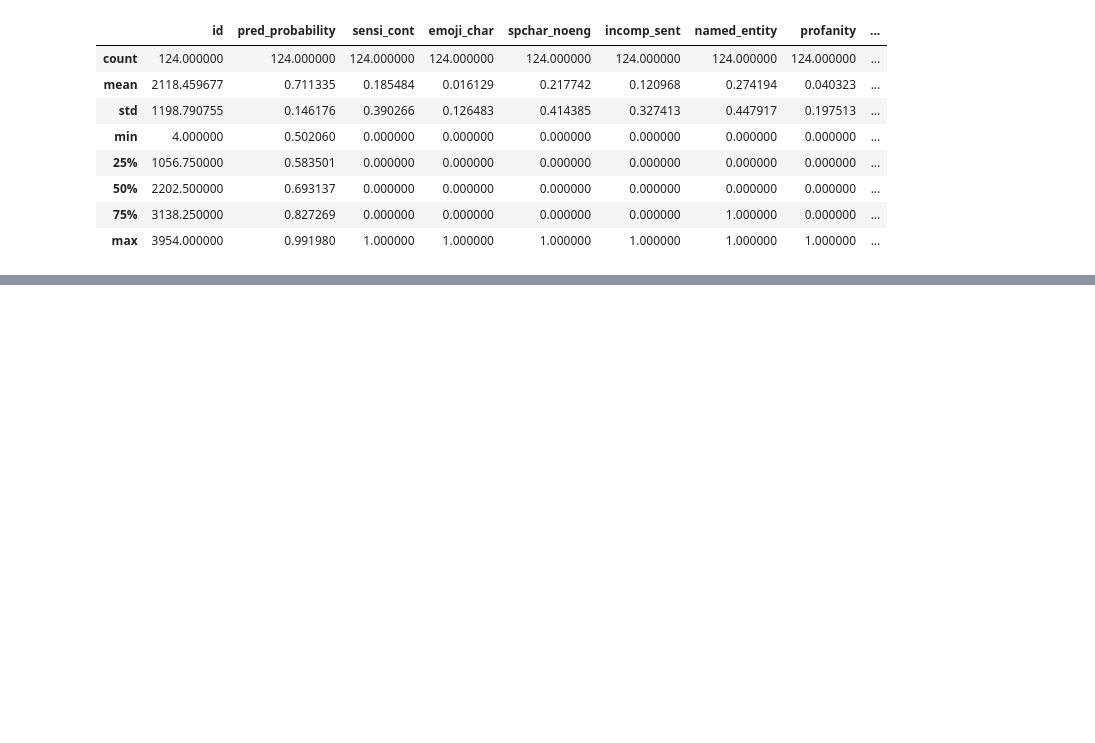
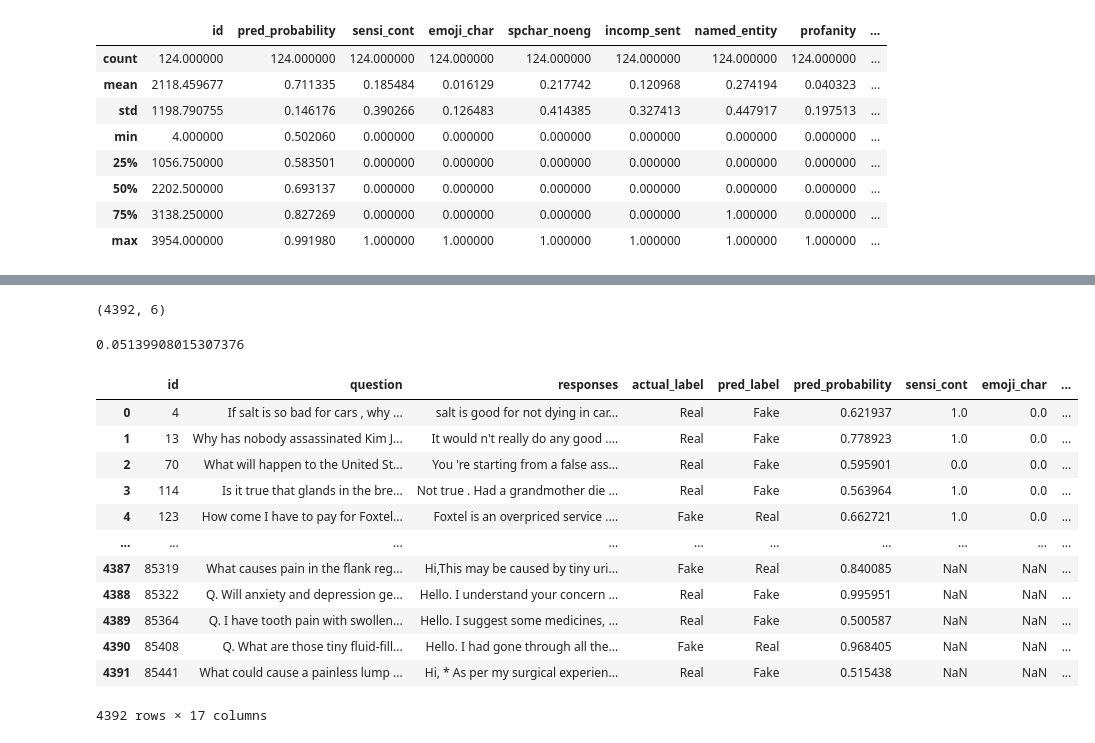
Before and after one commit to liuange/nlp23-detecting-ai, a Jupyter notebook: qual_analysis.ipynb, the cells around one changed output, grey strips where cells are left out. Drawn from its saved outputs; the diff is of its cells as text; code cells hidden in the pictures; blank space fills up the shorter version.

Commit message:
add sample_misclassified

```diff
--- a/qual_analysis.ipynb
+++ b/qual_analysis.ipynb
@@ -502,0 +505,3 @@ type2.describe()
+# %%
+full_missclassified = pd.read_csv("../full_misclassified.csv")
+full_missclassified
@@ -502,0 +522,28 @@ type2.describe()
+# %%
+full_mis = full_missclassified.loc[full_missclassified['actual_label']!=full_missclassified['pred_label']]
+full_mis.shape
+# %% [output]
+(4392, 6)
+# %%
+4392/85449
+# %% [output]
+0.05139908015307376
+# %%
+full = pd.merge(full_mis,anno,on=['question','responses','pred_label','actual_label'],how='outer')
+full.drop(columns = ['pred_probability_y',"id",'short_text'],inplace=True)
+full.rename({"pred_probability_x":"pred_probability",'Unnamed: 0':"id"}, axis = 1, inplace=True)
+full
+# %% [output]
+|  | id | question | responses | actual_label | pred_label | pred_probability | sensi_cont | emoji_char | ... |
+| 0 | 4 | If salt is so bad for cars , why ... | salt is good for not dying in car... | Real | Fake | 0.621937 | 1.0 | 0.0 | ... |
+| 1 | 13 | Why has nobody assassinated Kim J... | It would n't really do any good .... | Real | Fake | 0.778923 | 1.0 | 0.0 | ... |
+| 2 | 70 | What will happen to the United St... | You 're starting from a false ass... | Real | Fake | 0.595901 | 0.0 | 0.0 | ... |
+| 3 | 114 | Is it true that glands in the bre... | Not true . Had a grandmother die ... | Real | Fake | 0.563964 | 1.0 | 0.0 | ... |
+| 4 | 123 | How come I have to pay for Foxtel... | Foxtel is an overpriced service .... | Fake | Real | 0.662721 | 1.0 | 0.0 | ... |
+| ... | ... | ... | ... | ... | ... | ... | ... | ... | ... |
+| 4387 | 85319 | What causes pain in the flank reg... | Hi,This may be caused by tiny uri... | Fake | Real | 0.840085 | NaN | NaN | ... |
+| 4388 | 85322 | Q. Will anxiety and depression ge... | Hello. I understand your concern ... | Real | Fake | 0.995951 | NaN | NaN | ... |
+| 4389 | 85364 | Q. I have tooth pain with swollen... | Hello. I suggest some medicines, ... | Real | Fake | 0.500587 | NaN | NaN | ... |
+| 4390 | 85408 | Q. What are those tiny fluid-fill... | Hello. I had gone through all the... | Fake | Real | 0.968405 | NaN | NaN | ... |
+| 4391 | 85441 | What could cause a painless lump ... | Hi, * As per my surgical experien... | Real | Fake | 0.515438 | NaN | NaN | ... |
+4392 rows × 17 columns
```
Also changed, not shown: parts of 6 cells of this notebook, 1 other file.
